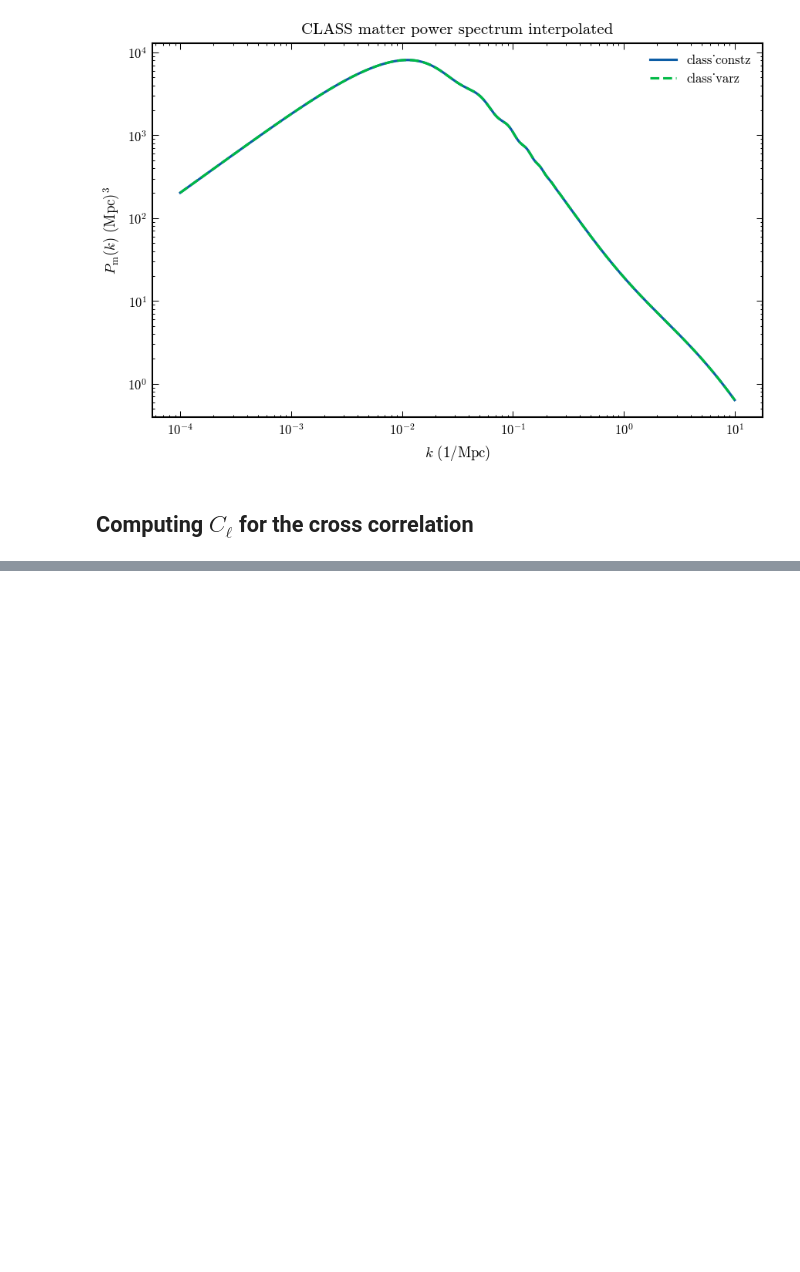
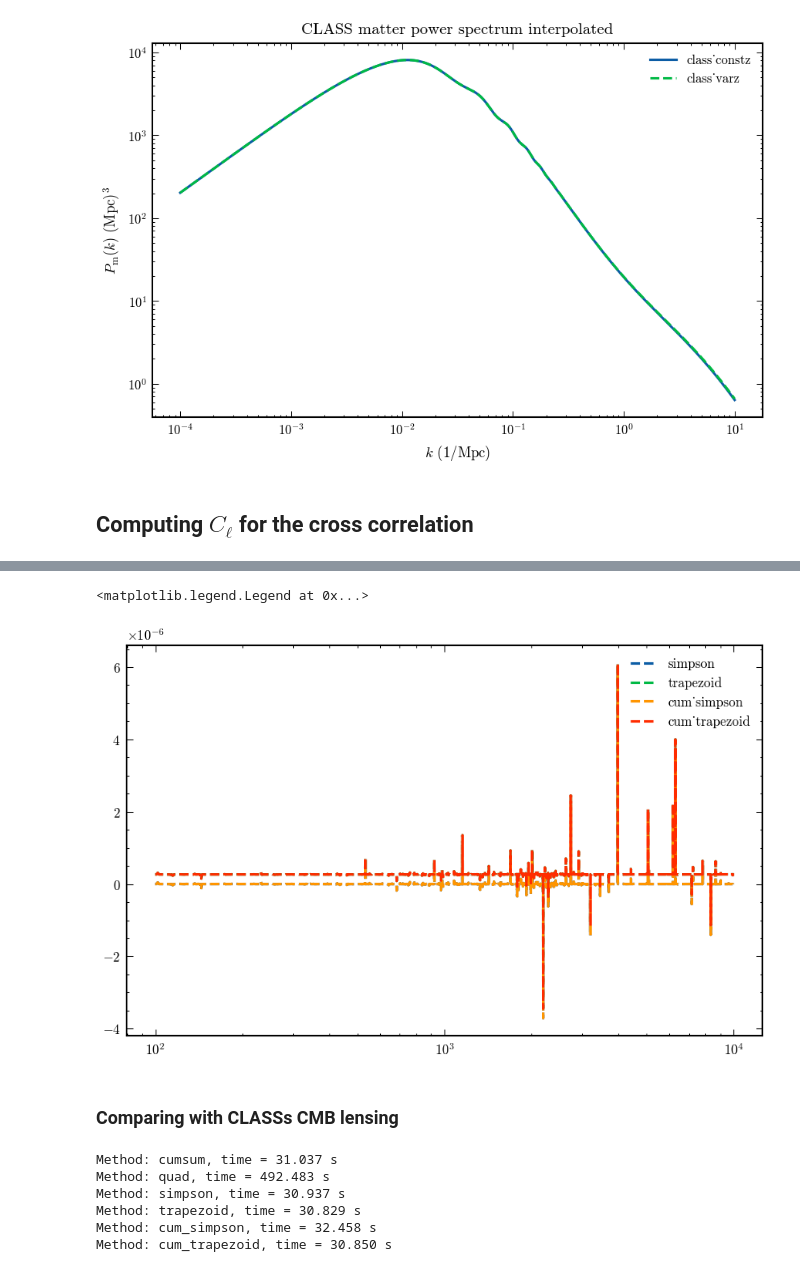
Before and after one commit to vPedreros/gravitomagnetic, a Jupyter notebook: C_l_gral.ipynb, the cells around one changed output, grey strips where cells are left out. Drawn from its saved outputs; the diff is of its cells as text; code cells hidden in the pictures; blank space fills up the shorter version.

```diff
--- a/C_l_gral.ipynb
+++ b/C_l_gral.ipynb
@@ -499,0 +268,43 @@ cl['ell'][50]
+# %%
+methods = ['cumsum', 'quad', 'simpson', 'trapezoid', 'cum_simpson', 'cum_trapezoid']
+idx = 5
+fig, ax = plt.subplots()
+
+for method in methods[2:]:
+    ax.semilogx(ell_grid, C_ell[method]/C_ell['quad']-1, '--', label=method)
+
+ax.legend()
+# %% [output]
+<matplotlib.legend.Legend at 0x...>
+[figure, added]
+# %% [markdown]
+### Comparing with CLASSs CMB lensing
+# %%
+methods = ['cumsum', 'quad', 'simpson', 'trapezoid', 'cum_simpson', 'cum_trapezoid']
+
+ell_grid = np.arange(int(1e2), int(1e4))
+C_ell_cmb = {}
+
+for method in methods:
+    start = time()
+    C_ell_cmb[method] = np.zeros_like(ell_grid, dtype=float)
+    for idx, ell in enumerate(ell_grid):
+        C_ell_cmb[method][idx] = utils.C_ell_lensing(
+                                z_s=1080,
+                                ell=ell,
+                                z_min=1e-5,
+                                kmin=kk[0],
+                                kmax=kk[-1],
+                                Pk=Pk_m_class_varz_int,
+                                Pk_evol=True,
+                                integr_method=method
+                            )
+    end = time()
+    print(f"Method: {method}, time = {end-start:.3f} s")
+# %% [output]
+Method: cumsum, time = 31.037 s
+Method: quad, time = 492.483 s
+Method: simpson, time = 30.937 s
+Method: trapezoid, time = 30.829 s
+Method: cum_simpson, time = 32.458 s
+Method: cum_trapezoid, time = 30.850 s
```
Also changed, not shown: parts of 63 cells of this notebook.
